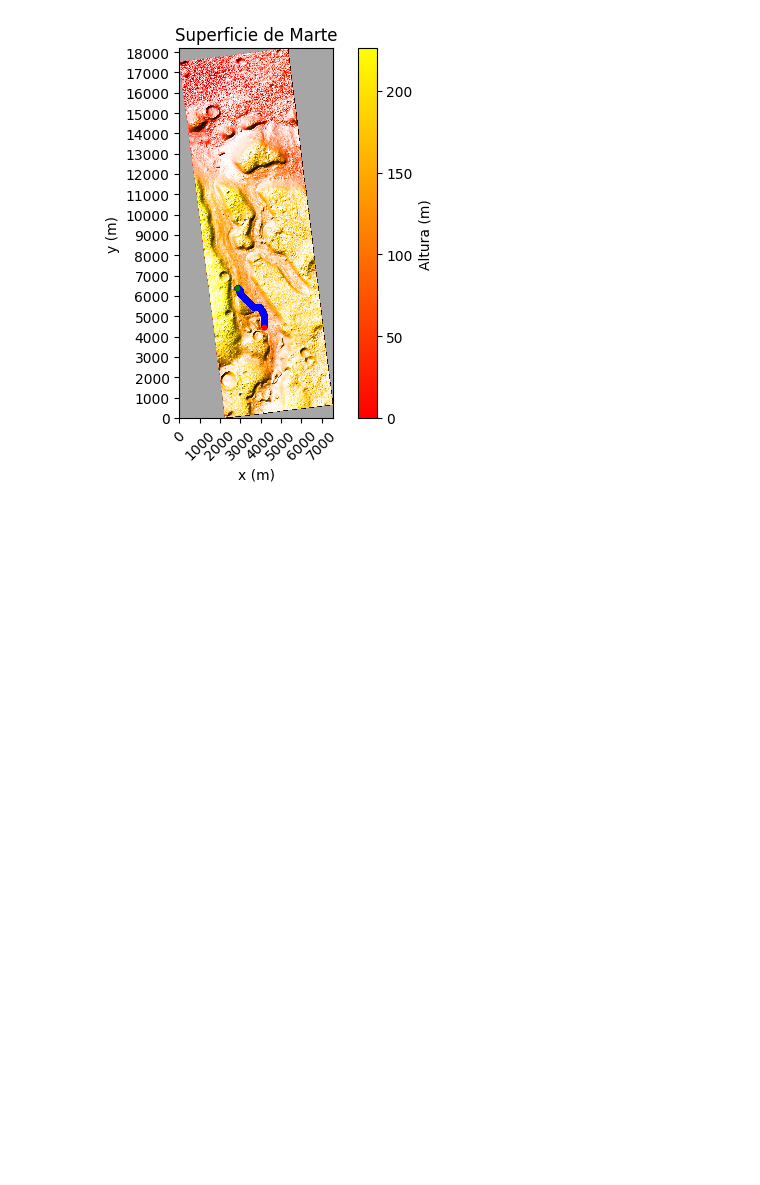
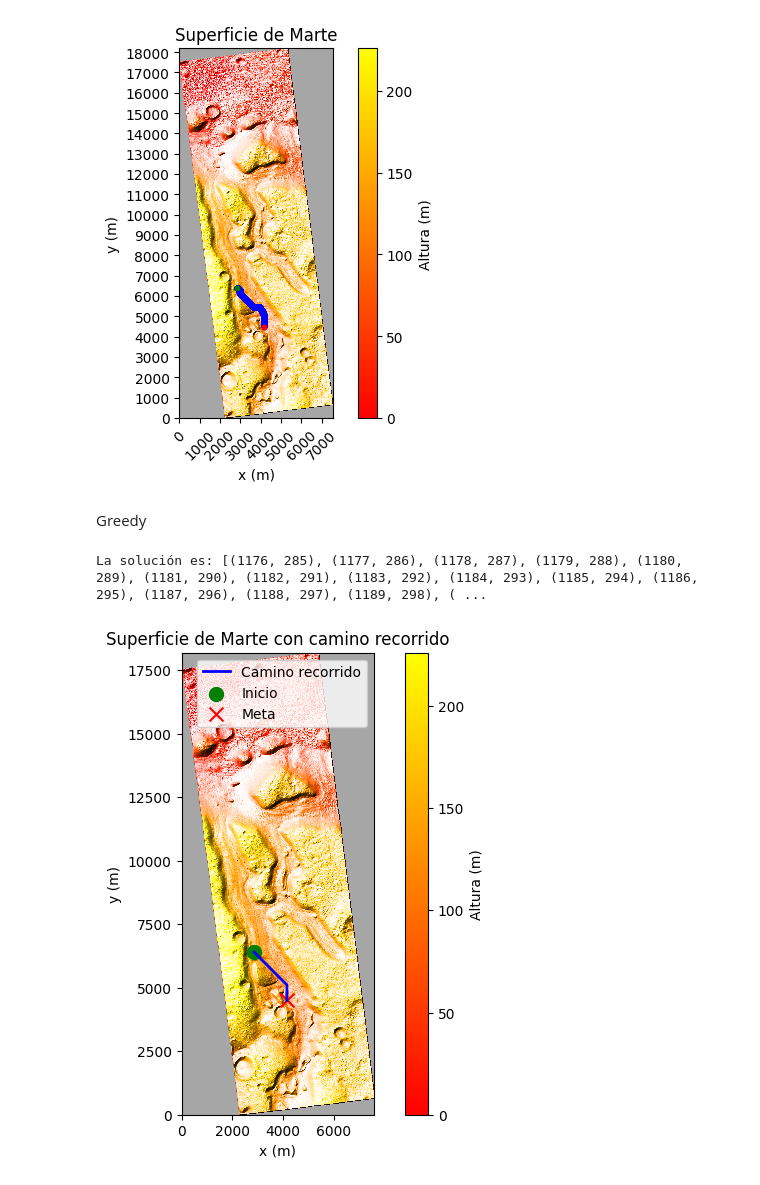
Before and after one commit to alan1x/Proyecto-Marte, a Jupyter notebook: Planeacion_de_rutas.ipynb, the cells around one changed output. Saved outputs shown, nothing was run; the diff lists cells and outputs as text; code cells hidden in the pictures; blank space fills up the shorter version.

Commit message:
Greedy agreago a las funciones y jupyter

```diff
--- a/Planeacion_de_rutas.ipynb
+++ b/Planeacion_de_rutas.ipynb
@@ -71,3 +71,12 @@ print(distancia(camino,scale))
 imagen(camino,origen,destino,mars_map,nc,nr)
 # %% [output]
 [figure]
+# %% [markdown]
+Greedy
+# %%
+x_o, y_o= 2850,6400
+x_g, y_g =4150,4500
+camino_recorrido(mars_map,x_o,y_o,x_g,y_g)
+# %% [output]
+La solución es: [(1176, 285), (1177, 286), (1178, 287), (1179, 288), (1180, 289), (1181, 290), (1182, 291), (1183, 292), (1184, 293), (1185, 294), (1186, 295), (1187, 296), (1188, 297), (1189, 298), ( ...
+[figure, added]
```
Also changed, not shown: 1 other file.
